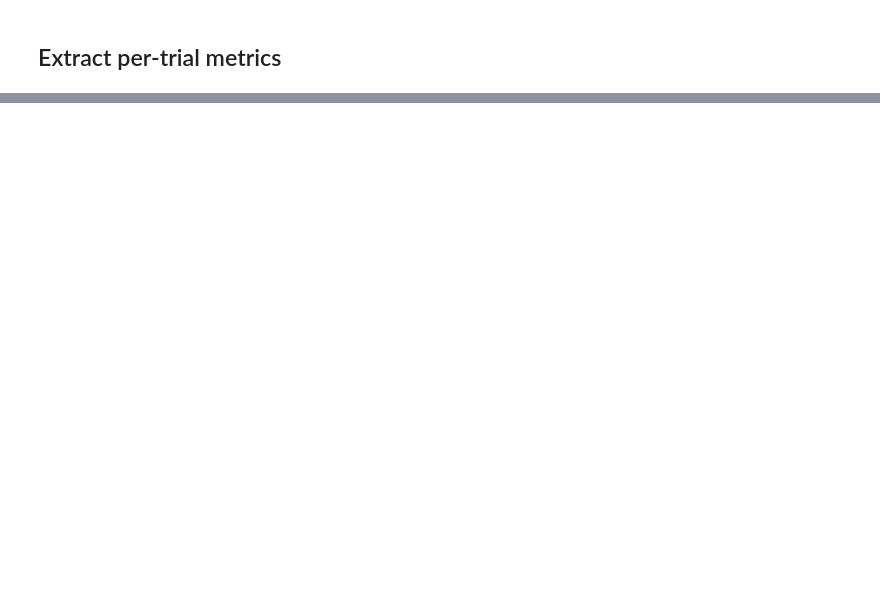
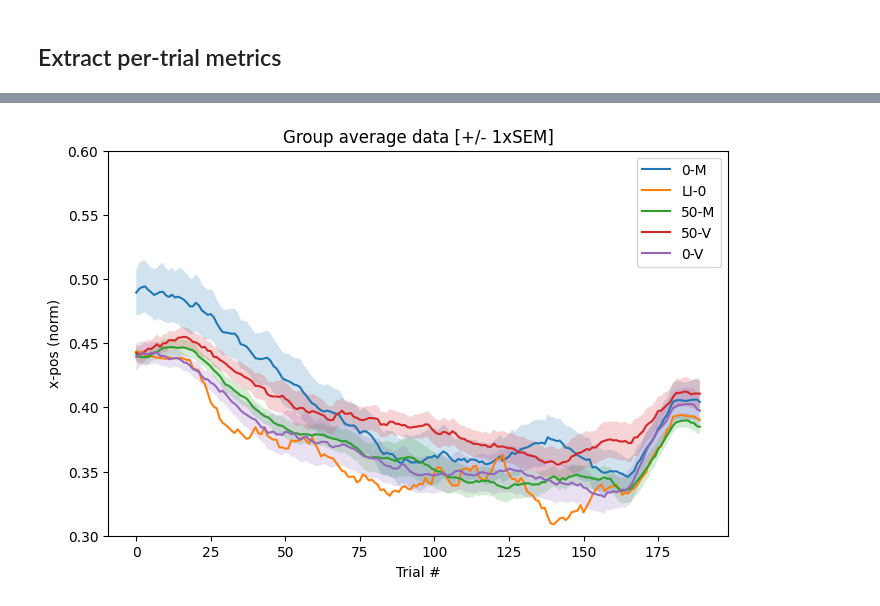
Before and after one commit to jsbrittain/saccadapt, a Jupyter notebook: lookatdata.ipynb, the cells around one changed output, grey strips where cells are left out. Drawn from its saved outputs; the diff is of its cells as text; code cells hidden in the pictures; blank space fills up the shorter version.

```diff
--- a/lookatdata.ipynb
+++ b/lookatdata.ipynb
@@ -195,3 +226,27 @@ fig.show()
+# %%
+# Plot group averages
+fig, axs = plt.subplots(1, figsize=(8, 5), sharex=True)
+groups = set([eye.group for eye in eyelist])
+groupcolour = []
+avg = {}  # dict of groups
+std = {}
+sem = {}
+for group in groups:
+  avg[group] = np.mean(np.array([eye.avg for eye in eyelist if eye.group == group]), 0)
+  std[group] = np.std(np.array([eye.avg for eye in eyelist if eye.group == group]), 0)
+  sem[group] = std[group]/np.sqrt(len([1 for eye in eyelist if eye.group == group]))
+
+  axs.fill_between(range(len(avg[group])), avg[group] - sem[group], avg[group] + sem[group], alpha=0.2)
+  gc, = axs.plot(avg[group], label=group)
+  groupcolour.append(gc)
+axs.set_ylim([0.3, 0.6])
+axs.set_ylabel(chx)
+axs.set_xlabel("Trial #")
+axs.set_title("Group average data [+/- 1xSEM]")
+axs.legend()
+fig.show()
+# %% [output]
+[figure, added]
 # %%
 eye = eyelist[0];  # eyelist[0] = first entry in filenames list
 
```
Also changed, not shown: parts of 6 cells of this notebook, 1 other file.
